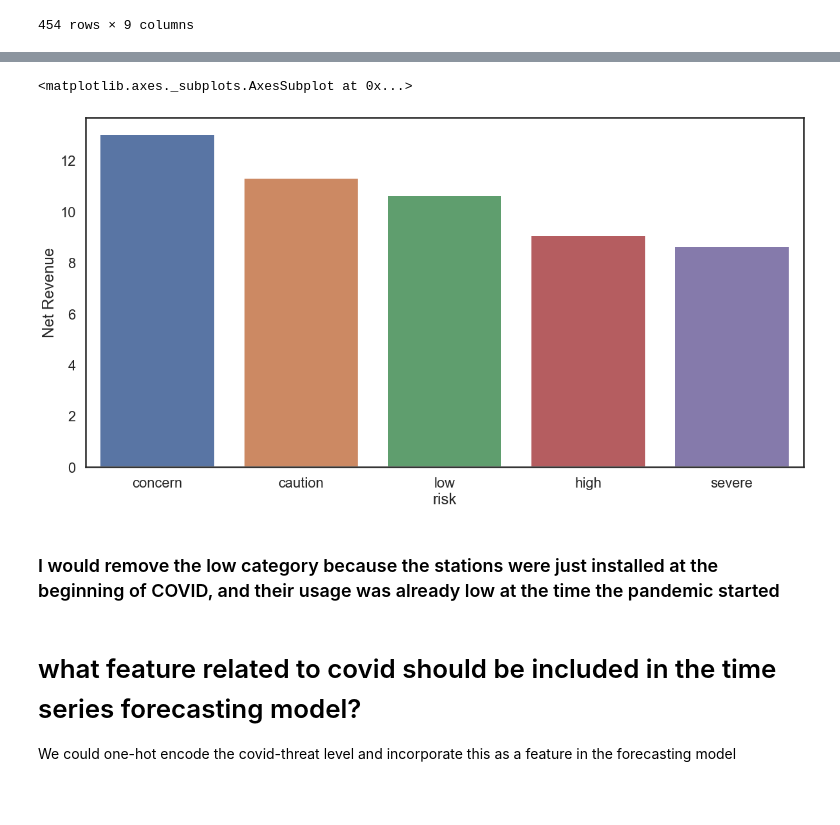
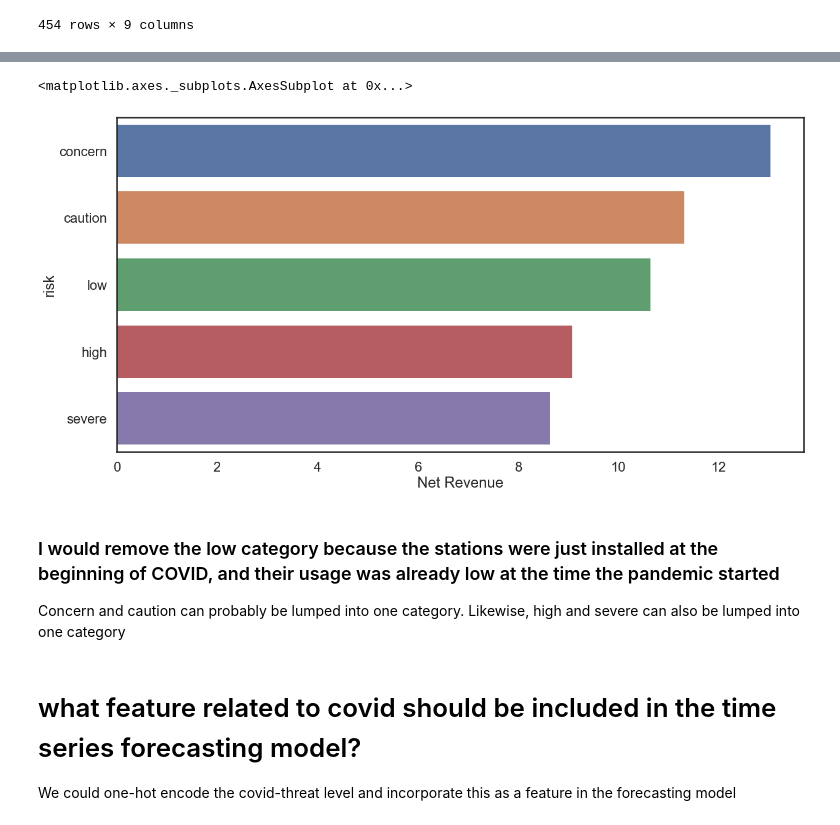
Before and after one commit to davidfox87/EV_forecasting, a Jupyter notebook: EDA.ipynb, the cells around one changed output, grey strips where cells are left out. Saved outputs shown, nothing was run; the diff lists cells and outputs as text; code cells hidden in the pictures; blank space fills up the shorter version.

Commit message:
more work on analysis of covid threat level on revenue and one-hot encoding

```diff
--- a/EDA.ipynb
+++ b/EDA.ipynb
@@ -618,10 +630,11 @@ risk_df = risk.sort_values(by='Net Revenue', ascending=False)
 # %%
-sns.barplot(data=risk_df, x='risk', y='Net Revenue')
+sns.barplot(data=risk_df, y='risk', x='Net Revenue')
 # %% [output]
 <matplotlib.axes._subplots.AxesSubplot at 0x...>
-[figure, old version]
+[figure, new version]
 # %% [markdown]
 ### I would remove the low category because the stations were just installed at the beginning of COVID, and their usage was already low at the time the pandemic started
+Concern and caution can probably be lumped into one category. Likewise, high and severe can also be lumped into one category
 # %% [markdown]
 # what feature related to covid should be included in the time series forecasting model?
 We could one-hot encode the covid-threat level and incorporate this as a feature in the forecasting model
```
Also changed, not shown: parts of 2 cells of this notebook.
